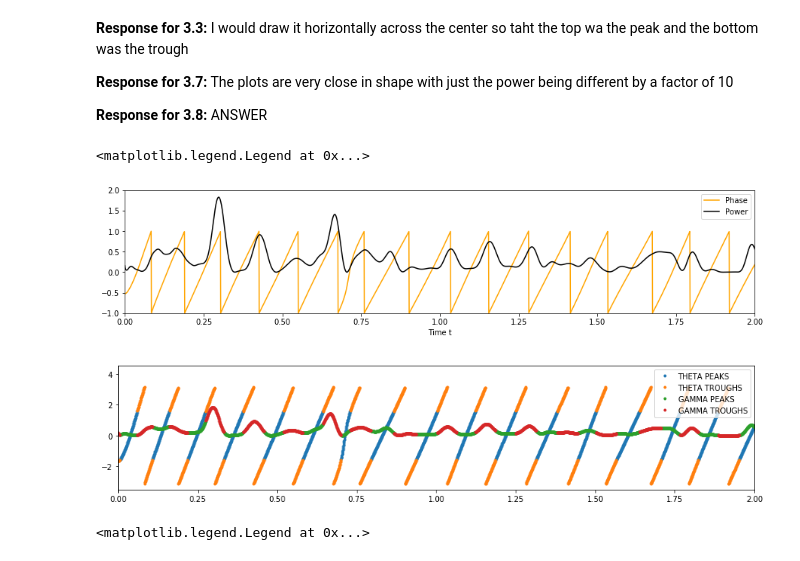
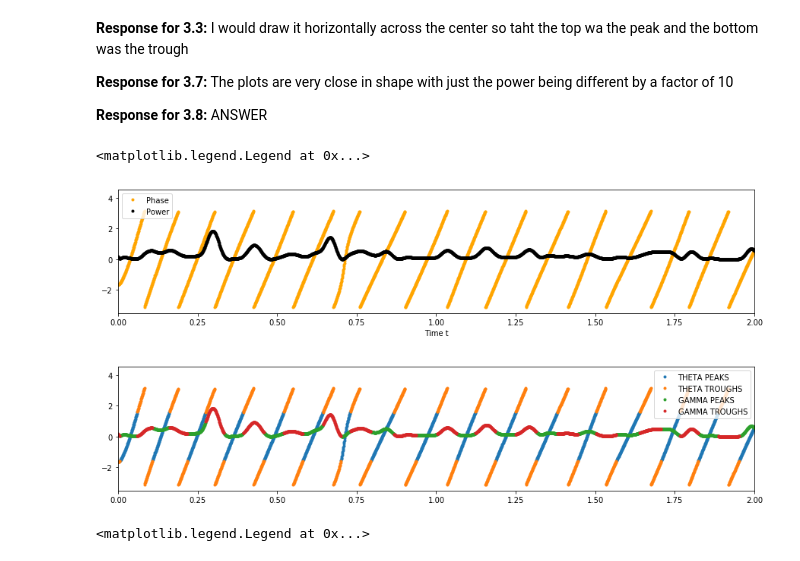
Before and after one commit to benjaminmakowsky/cogs118c, a Jupyter notebook: Assignments/A4-HilbertLFPSpike.ipynb, the cells around one changed output. Drawn from its saved outputs; the diff is of its cells as text; code cells hidden in the pictures.

```diff
--- a/Assignments/A4-HilbertLFPSpike.ipynb
+++ b/Assignments/A4-HilbertLFPSpike.ipynb
@@ -255,38 +251,38 @@ There are often multiple oscillations present in a brain recording, at the same
 # %%
 low = 30
 high = 50
 ntaps = 251
 nyquist = fs / 2
 # compute gamma power and phase
-FIR_gamma = signal.firwin(ntaps,[low,high],nyq=nyquist,pass_zero=False)
+FIR_gamma = signal.firwin(ntaps,(low,high),fs=fs, pass_zero=False)
 gamma_osc = np.convolve(lfp_short,FIR_gamma, mode='same')
 x_a_gamma = signal.hilbert(gamma_osc)
 gamma_power, gamma_phase = compute_power_phase(x_a_gamma)
 
 # plot theta phase and gamma power
 plt.figure(figsize=(15,3))
 
-plt.plot(t_short, theta_phase/np.pi,label='Phase', color='orange')
-plt.plot(t_short, gamma_power*4,label='Power',color='black')
-plt.xlim(0,2);plt.ylim(-1,2);plt.xlabel('Time t');plt.legend()
+plt.plot(t_short, theta_phase,'.',label='Phase', color='orange')
+plt.plot(t_short, gamma_power*4,'.',label='Power',color='black')
+plt.xlim(0,2);plt.xlabel('Time t');plt.legend()
 
 peak_inds = np.where(np.logical_and(theta_phase>-np.pi/2, theta_phase<np.pi/2))[0]
 trough_inds = np.where(np.logical_or(theta_phase<-np.pi/2, theta_phase>np.pi/2))[0]
 
 plt.figure(figsize=(15,3))
 
 # plot the theta peak and trough phases
 plt.plot(t_short[peak_inds], theta_phase[peak_inds], '.',label='THETA PEAKS')
 plt.plot(t_short[trough_inds], theta_phase[trough_inds], '.', label='THETA TROUGHS')
 
 # plot the gamma power corresponding to theta peak and trough phases
 plt.plot(t_short[peak_inds], gamma_power[peak_inds]*4, '.',label='GAMMA PEAKS')
 plt.plot(t_short[trough_inds], gamma_power[trough_inds]*4, '.',label='GAMMA TROUGHS')
 plt.xlim(0,2)
 plt.legend()
 # %% [output]
 <matplotlib.legend.Legend at 0x...>
-[figure, old version]
+[figure, new version]
 [figure]
 # %%
 plt.figure(figsize=(5,5))
```
Also changed, not shown: parts of 10 cells of this notebook.
